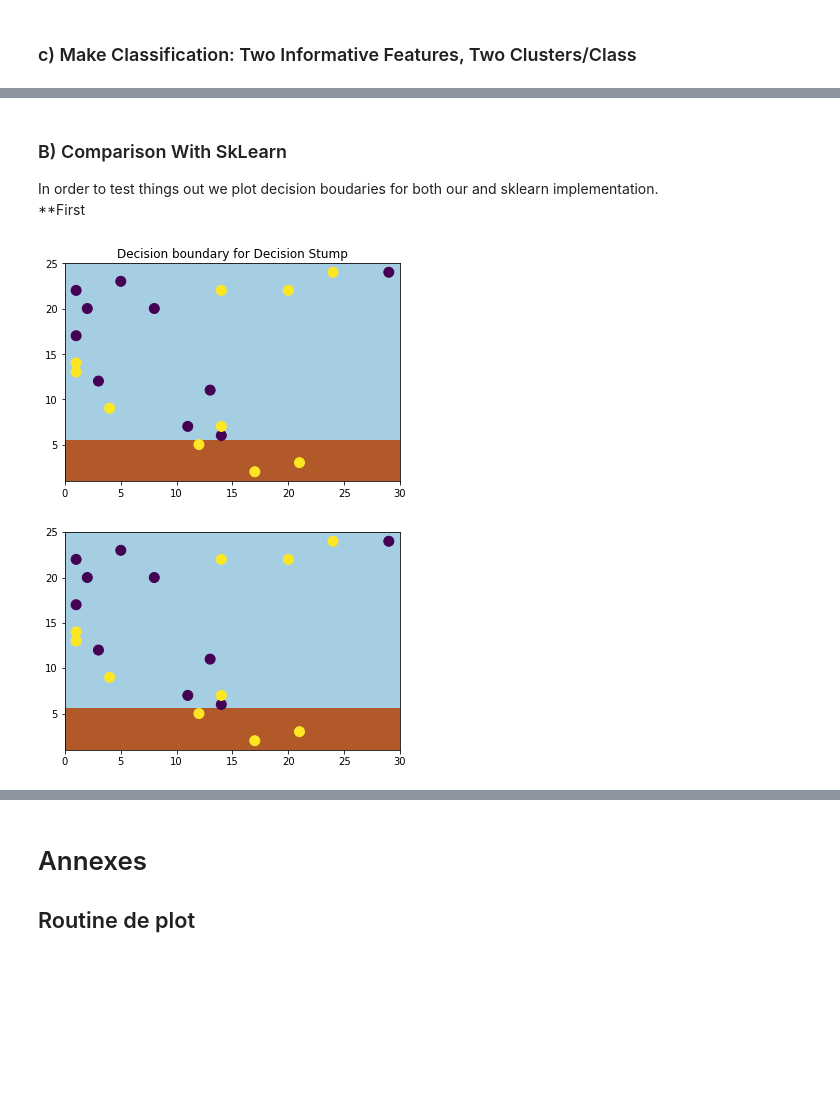
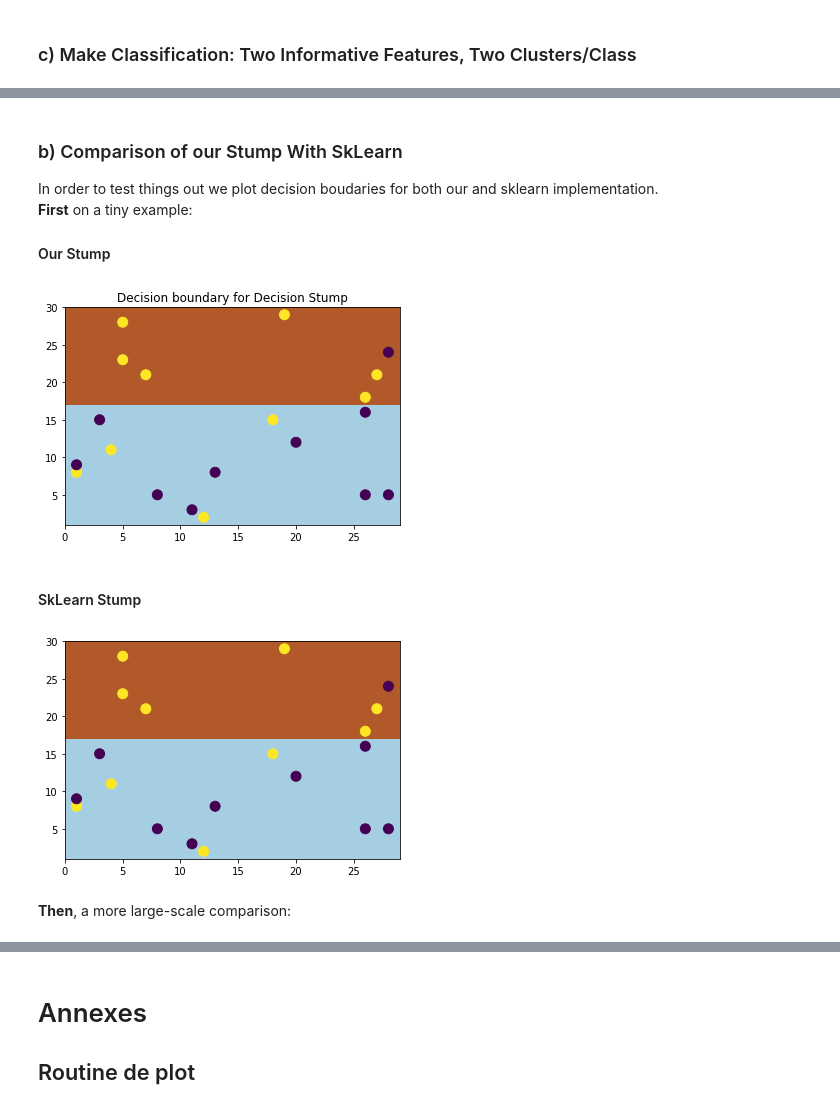
Before and after one commit to cosmo-sterin/M1_ENSL, a Jupyter notebook: ML/TP2/Rendu TP2 Tristan Sterin.ipynb, the cells around one changed output, grey strips where cells are left out. Cells and saved outputs as stored; diff of their text form; code cells hidden in the pictures; blank space fills up the shorter version.

```diff
--- a/ML/TP2/Rendu TP2 Tristan Sterin.ipynb
+++ b/ML/TP2/Rendu TP2 Tristan Sterin.ipynb
@@ -164,10 +166,7 @@ We show results for small k where we have hope to do better than k=1 at cross-va
 plt.title("Multi-class, two informative features, one cluster",
           fontsize='small')
 X1, Y1 = make_classification(n_features=2, n_redundant=0, n_informative=2,
-                             n_clusters_per_class=1, n_classes=3)
-plt.scatter(X1[:, 0], X1[:, 1], marker='o', c=Y1)
-X1, Y1 = make_classification(n_features=2, n_redundant=0, n_informative=2,
-                             n_clusters_per_class=1, n_classes=3)
+                             n_clusters_per_class=1, n_classes=3, random_state=24)
 plt.scatter(X1[:, 0], X1[:, 1], marker='o', c=Y1)
 plt.show()
 # %% [output]
@@ -317,29 +315,36 @@ class myStump:
     def name(self):
         return "Decision Stump"
 # %% [markdown]
-### B) Comparison With SkLearn
+### b) Comparison of our Stump With SkLearn
 In order to test things out we plot decision boudaries for both our and sklearn implementation.
-**First
+**First** on a tiny example:
+#### Our Stump
 # %%
 nb_points = 20
+distro = np.random.uniform(0,10,nb_points)
+distro /= distro.sum()
 A = np.random.randint(1,30,(nb_points,2)).astype(float)
 labels = np.random.choice(2,nb_points)
-uni = 1./(nb_points)*np.ones(nb_points)
+#uni = 1./(nb_points)*np.ones(nb_points)
 stump = myStump()
-stump.learn(np.c_[A,labels],uni)
+stump.learn(np.c_[A,labels],distro)
 ax = plt.subplot(1,1,1)
 plot_frontiere(stump,A,labels,ax)
 plt.show()
 # %% [output]
-[figure, old version]
+[figure, new version]
+# %% [markdown]
+#### SkLearn Stump
 # %%
 clf = DecisionTreeClassifier(max_depth=1)
-clf.fit(A,labels,sample_weight=uni)
+clf.fit(A,labels,sample_weight=distro)
 ax = plt.subplot(1,1,1)
 plot_frontiere(clf,A,labels,ax,naming=False)
 plt.show()
 # %% [output]
-[figure, old version]
+[figure, new version]
+# %% [markdown]
+**Then**, a more large-scale comparison:
 # %%
 my_stumps = []
 for nb_points in range(30,250,50):
```
Also changed, not shown: parts of 40 cells of this notebook, 1 other file.
